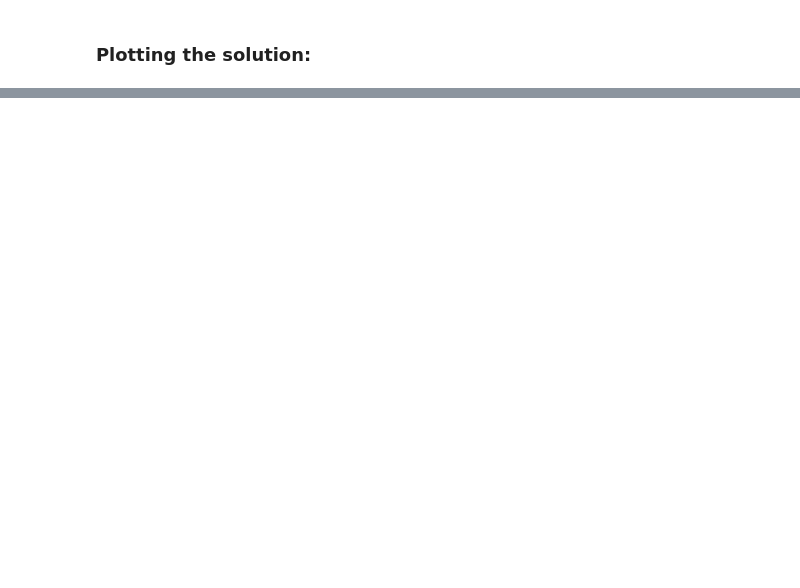
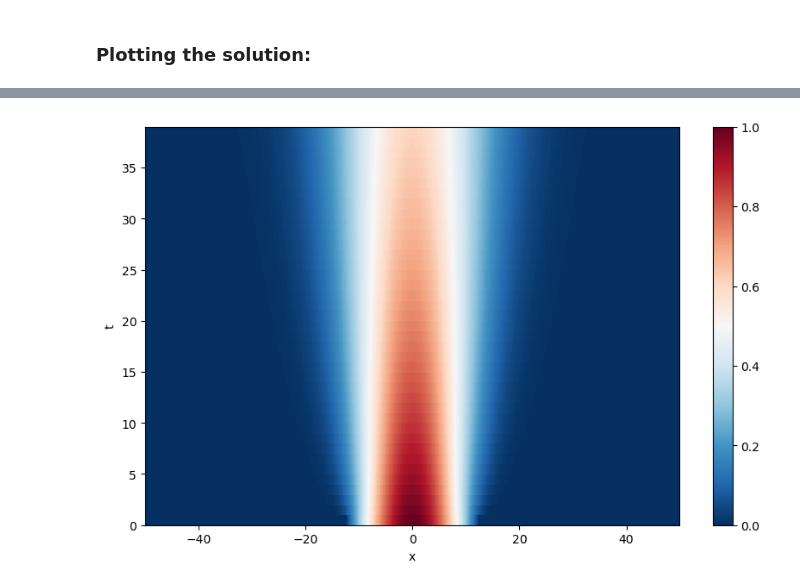
Before and after one commit to wbandabarragan/computational-physics-2, a Jupyter notebook: unit-2/208-PDE-heat-equation-FFTmethod.ipynb, the cells around one changed output, grey strips where cells are left out. Saved outputs shown, nothing was run; the diff lists cells and outputs as text; code cells hidden in the pictures; blank space fills up the shorter version.

```diff
--- a/unit-2/208-PDE-heat-equation-FFTmethod.ipynb
+++ b/unit-2/208-PDE-heat-equation-FFTmethod.ipynb
@@ -185,0 +222,17 @@ plt.show()
+# %%
+plt.figure(figsize= (10, 6))
+
+#ax = plt.axes(projection='3d')
+#ax.contour3D(x_grid, t_grid, u, 1000, cmap='viridis') # Creates 'n=10' contours at different Z to make the surface
+
+Z = plt.pcolor(x_grid, t_grid, inv_u_solution.real, cmap='RdBu_r')
+
+plt.colorbar(Z)
+
+plt.xlabel('x')
+plt.ylabel('t')
+#plt.zlabel('T')
+
+plt.show()
+# %% [output]
+[figure, added]
```
Also changed, not shown: parts of 14 cells of this notebook.
